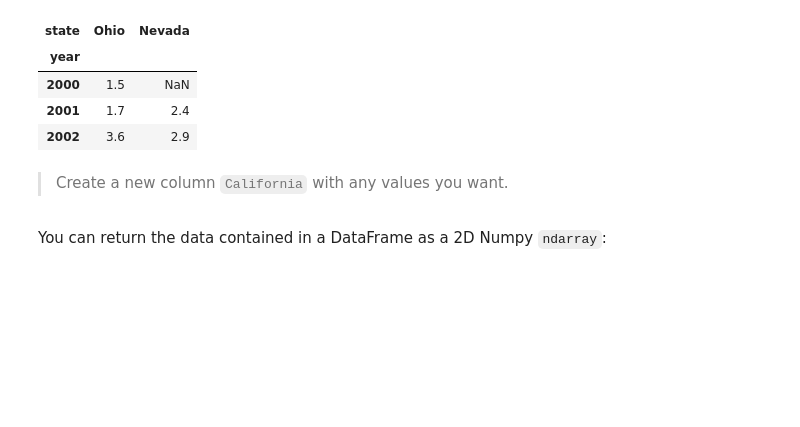
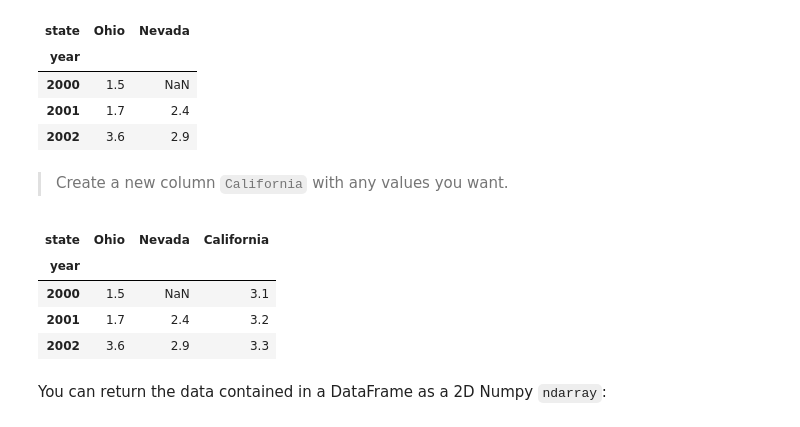
Before and after one commit to jefflyt/5m-data-1.7-intro-pandas, a Jupyter notebook: notebooks/pandas_lesson.ipynb, the cells around one changed output. Drawn from its saved outputs; the diff is of its cells as text; code cells hidden in the pictures; blank space fills up the shorter version.

```diff
--- a/notebooks/pandas_lesson.ipynb
+++ b/notebooks/pandas_lesson.ipynb
@@ -489,6 +481,16 @@ frame3
 | 2002 | 3.6 | 2.9 |
 # %% [markdown]
 > Create a new column `California` with any values you want.
+# %%
+frame3["California"] = '3.1', '3.2', '3.3'
+
+frame3
+# %% [output]
+| state | Ohio | Nevada | California |
+| year |  |  |  |
+| 2000 | 1.5 | NaN | 3.1 |
+| 2001 | 1.7 | 2.4 | 3.2 |
+| 2002 | 3.6 | 2.9 | 3.3 |
 # %% [markdown]
 You can return the data contained in a DataFrame as a 2D Numpy `ndarray`:
 # %%
```
Also changed, not shown: parts of 83 cells of this notebook.
